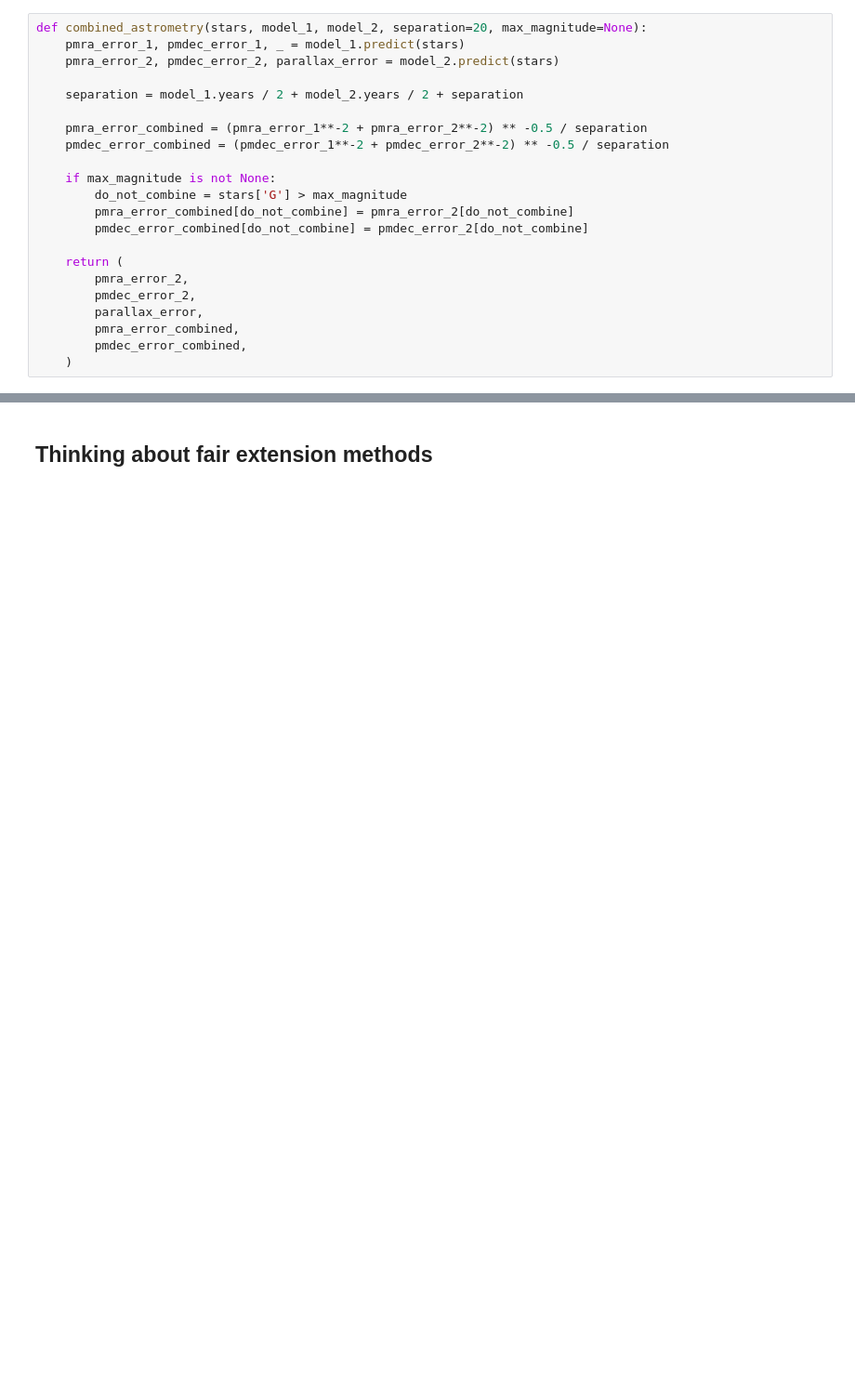
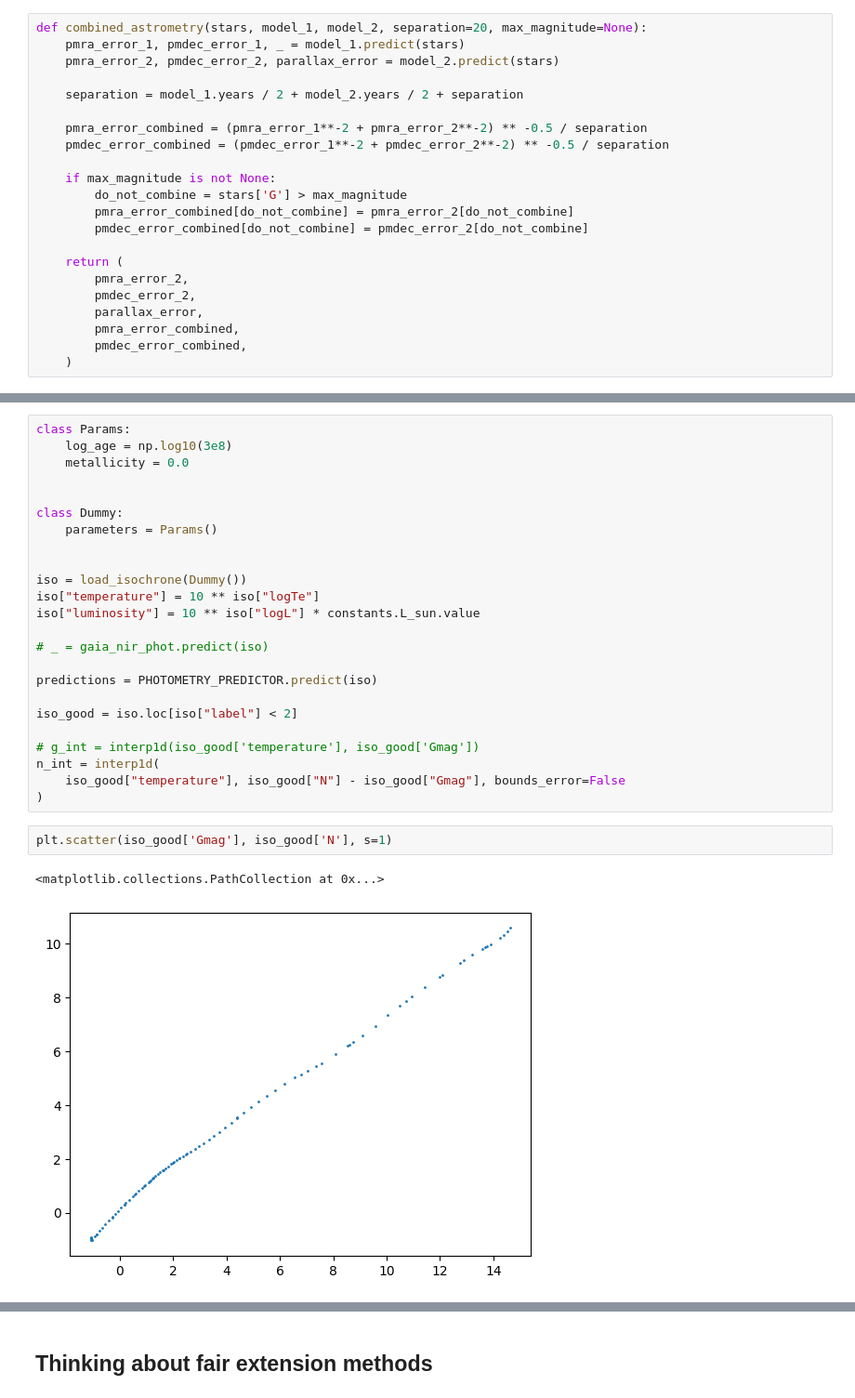
Before and after one commit to emilyhunt/gaianir-open-clusters, a Jupyter notebook: prototypes/astrometry/astrometry_models.ipynb, the cells around one changed output, grey strips where cells are left out. Shown at 93% size. Cells and saved outputs as stored; diff of their text form; blank space fills up the shorter version.

```diff
--- a/prototypes/astrometry/astrometry_models.ipynb
+++ b/prototypes/astrometry/astrometry_models.ipynb
@@ -68,0 +84,29 @@ for i, teff in enumerate(np.geomspace(2000, 50000, num=5)):
+# %%
+class Params:
+    log_age = np.log10(3e8)
+    metallicity = 0.0
+
+
+class Dummy:
+    parameters = Params()
+
+
+iso = load_isochrone(Dummy())
+iso["temperature"] = 10 ** iso["logTe"]
+iso["luminosity"] = 10 ** iso["logL"] * constants.L_sun.value
+
+# _ = gaia_nir_phot.predict(iso)
+
+predictions = PHOTOMETRY_PREDICTOR.predict(iso)
+
+iso_good = iso.loc[iso["label"] < 2]
+
+# g_int = interp1d(iso_good['temperature'], iso_good['Gmag'])
+n_int = interp1d(
+    iso_good["temperature"], iso_good["N"] - iso_good["Gmag"], bounds_error=False
+)
+# %%
+plt.scatter(iso_good['Gmag'], iso_good['N'], s=1)
+# %% [output]
+<matplotlib.collections.PathCollection at 0x...>
+[figure, added]
```
Also changed, not shown: parts of 12 cells of this notebook, 1 other file.
